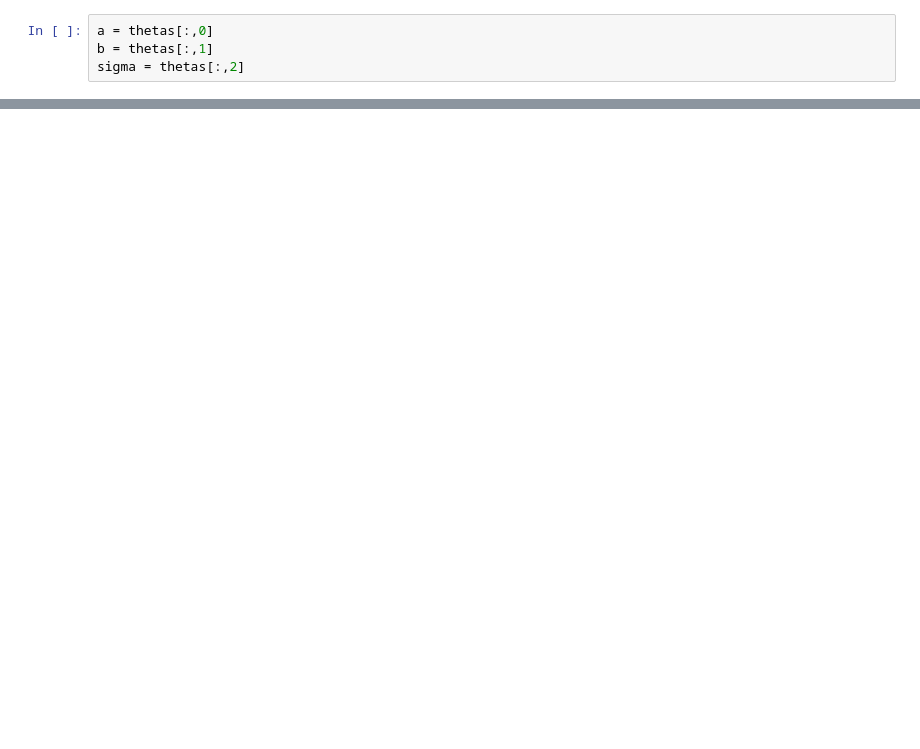
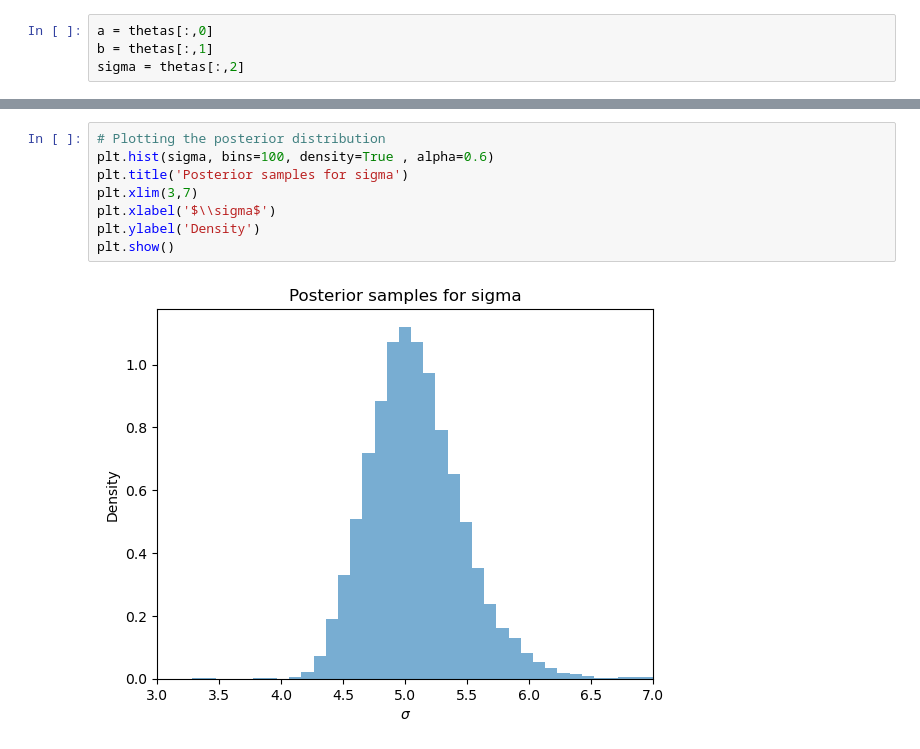
Before and after one commit to Gayara-Fernando/Bayes_computations, a Jupyter notebook: Bayesian_linear_regression.ipynb, the cells around one changed output, grey strips where cells are left out. Drawn from its saved outputs; the diff is of its cells as text; blank space fills up the shorter version.

```diff
--- a/Bayesian_linear_regression.ipynb
+++ b/Bayesian_linear_regression.ipynb
@@ -204,0 +229,10 @@ plt.show()
+# %%
+# Plotting the posterior distribution
+plt.hist(sigma, bins=100, density=True , alpha=0.6)
+plt.title('Posterior samples for sigma')
+plt.xlim(3,7)
+plt.xlabel('$\\sigma$')
+plt.ylabel('Density')
+plt.show()
+# %% [output]
+[figure, added]
```
Also changed, not shown: parts of 7 cells of this notebook.
